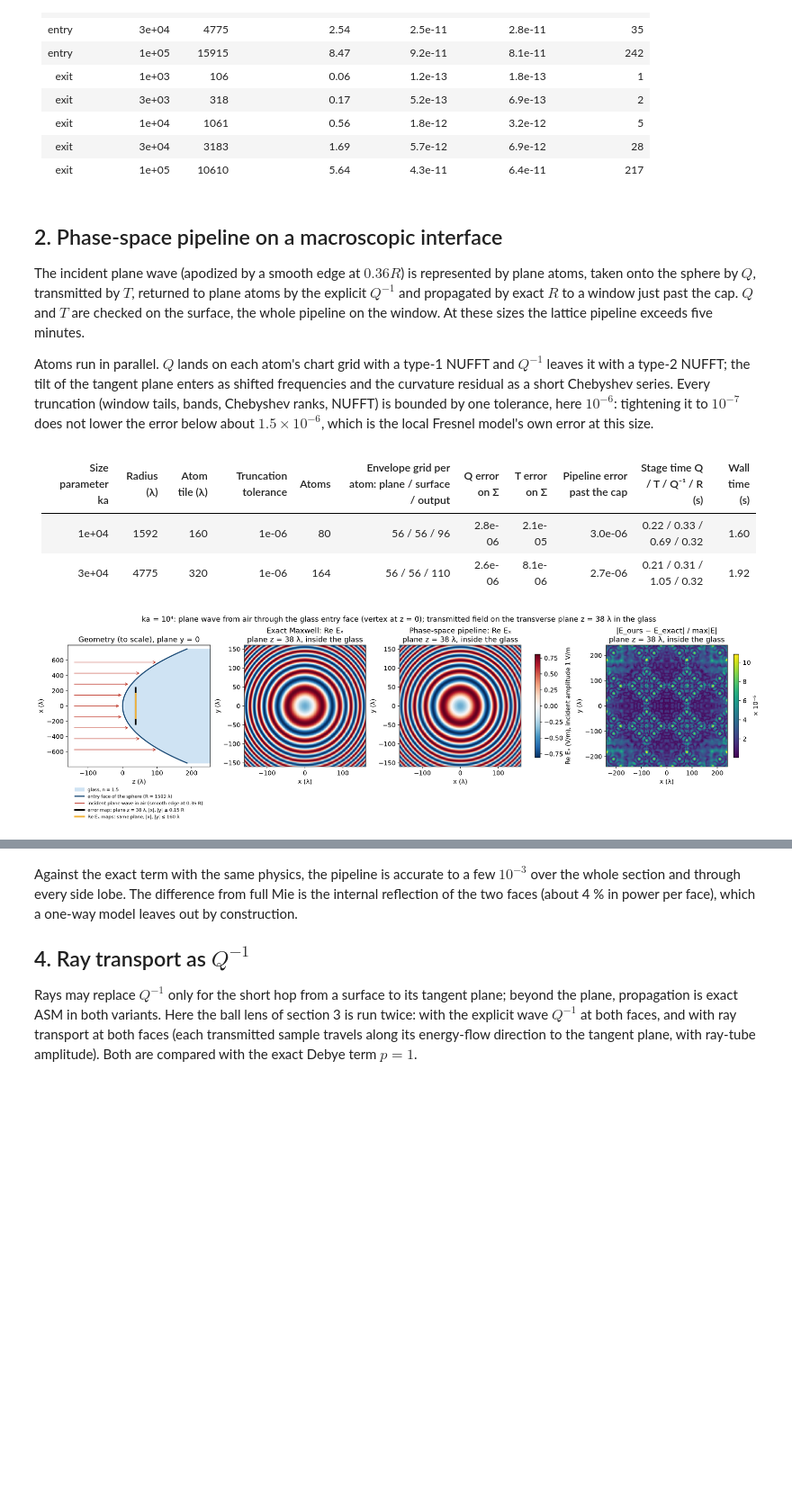
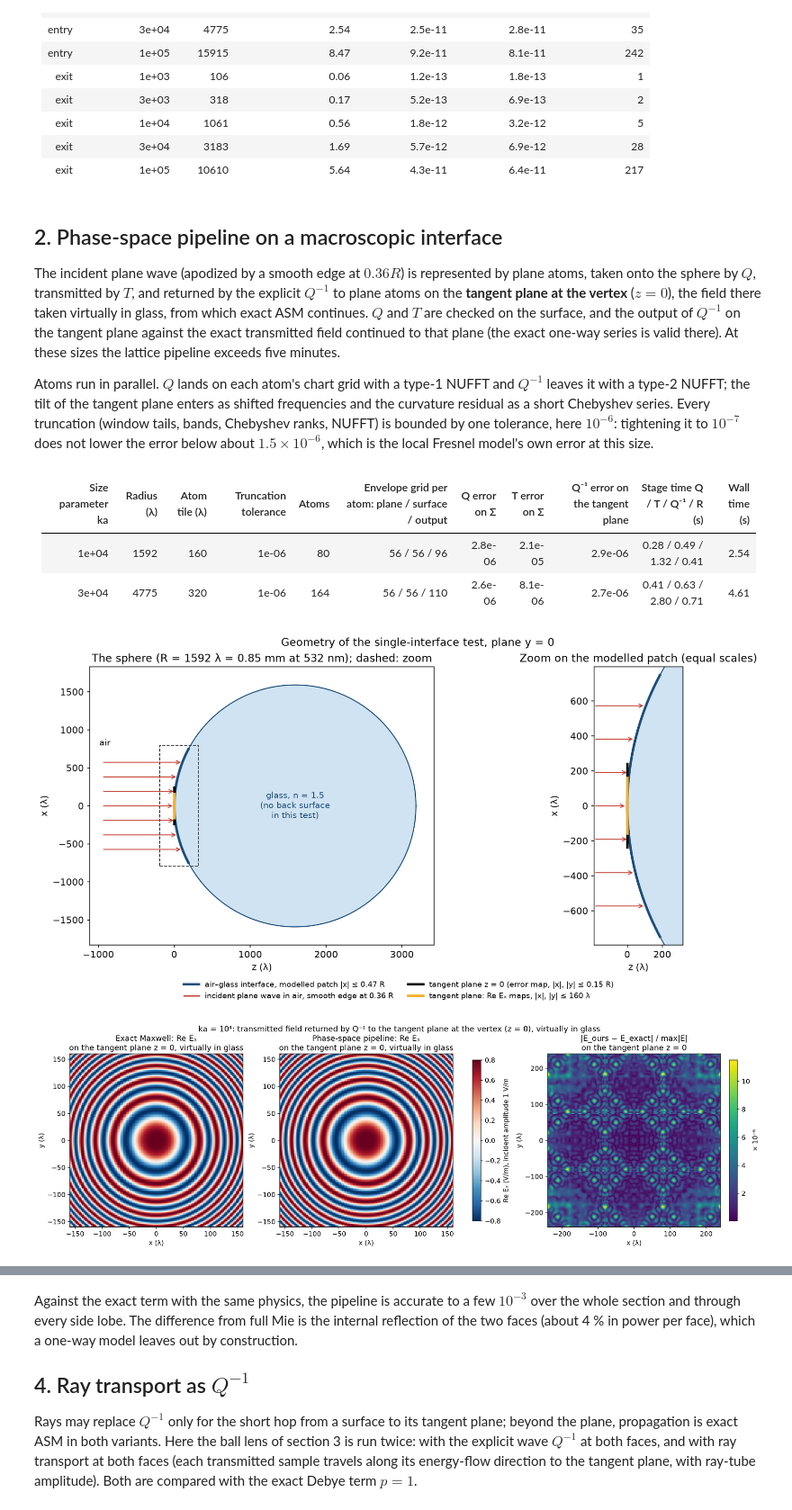
Before and after one commit to blancusjh/vecdiff, a Jupyter notebook: general/notebooks/07_macroscopic_interface_operators.ipynb, the cells around one changed output, grey strips where cells are left out. Shown at 90% size. Drawn from its saved outputs; the diff is of its cells as text; code cells hidden in the pictures; blank space fills up the shorter version.

```diff
--- a/general/notebooks/07_macroscopic_interface_operators.ipynb
+++ b/general/notebooks/07_macroscopic_interface_operators.ipynb
@@ -65,62 +65,76 @@ table(("Face", "Size parameter ka", "Radius (λ)", "Radius at 532 nm (mm)", "Tan
 # %% [markdown]
 ## 2. Phase-space pipeline on a macroscopic interface
 
-The incident plane wave (apodized by a smooth edge at $0.36R$) is represented by plane atoms, taken onto the sphere by $Q$, transmitted by $T$, returned to plane atoms by the explicit $Q^{-1}$ and propagated by exact $R$ to a window just past the cap. $Q$ and $T$ are checked on the surface, the whole pipeline on the window. At these sizes the lattice pipeline exceeds five minutes.
+The incident plane wave (apodized by a smooth edge at $0.36R$) is represented by plane atoms, taken onto the sphere by $Q$, transmitted by $T$, and returned by the explicit $Q^{-1}$ to plane atoms on the **tangent plane at the vertex** ($z=0$), the field there taken virtually in glass, from which exact ASM continues. $Q$ and $T$ are checked on the surface, and the output of $Q^{-1}$ on the tangent plane against the exact transmitted field continued to that plane (the exact one-way series is valid there). At these sizes the lattice pipeline exceeds five minutes.
 
 Atoms run in parallel. $Q$ lands on each atom's chart grid with a type-1 NUFFT and $Q^{-1}$ leaves it with a type-2 NUFFT; the tilt of the tangent plane enters as shifted frequencies and the curvature residual as a short Chebyshev series. Every truncation (window tails, bands, Chebyshev ranks, NUFFT) is bounded by one tolerance, here $10^{-6}$: tightening it to $10^{-7}$ does not lower the error below about $1.5\times10^{-6}$, which is the local Fresnel model's own error at this size.
 # %%
 SETTINGS = {1e4: dict(tile=160.0, sharpness=8.0, tolerance=1e-6, dense=201), 3e4: dict(tile=320.0, sharpness=8.0, tolerance=1e-6)}
 cases = {ka: io.phase_space_sphere(ka, **settings) for ka, settings in SETTINGS.items()}
 rows = []
 for ka, d in cases.items():
     stages = {k[8:]: float(v) for k, v in d.items() if k.startswith("seconds")}
     rows.append((f"{ka:.0e}", f"{float(d['radius']):.0f}", f"{SETTINGS[ka]['tile']:.0f}", f"{SETTINGS[ka]['tolerance']:.0e}", int(d["atoms"]),
                  " / ".join(str(int(g)) for g in d["grids"]), f"{float(d['error_Q']):.1e}", f"{float(d['error_T']):.1e}",
                  f"{float(d['error_window']):.1e}", f"{stages['Q']:.2f} / {stages['T']:.2f} / {stages['Q^-1']:.2f} / {stages['R + evaluation']:.2f}",
                  f"{sum(stages.values()):.2f}"))
 table(("Size parameter ka", "Radius (λ)", "Atom tile (λ)", "Truncation tolerance", "Atoms", "Envelope grid per atom: plane / surface / output",
-       "Q error on Σ", "T error on Σ", "Pipeline error past the cap", "Stage time Q / T / Q⁻¹ / R (s)", "Wall time (s)"), rows)
+       "Q error on Σ", "T error on Σ", "Q⁻¹ error on the tangent plane", "Stage time Q / T / Q⁻¹ / R (s)", "Wall time (s)"), rows)
 
 d = cases[1e4]
 R = float(d["radius"])
 X, Y = d["dense_x"], d["dense_y"]
 exact, ours = d["dense_exact"], d["dense_ours"]
-window_z = float(io.ground_truth(1e4, "entry")["window_points"][0, 0, 2])
-fig = plt.figure(figsize=(18, 5.2), layout="constrained")
-axes = fig.subplots(1, 4, gridspec_kw=dict(width_ratios=(1.15, 1, 1, 1)))
-# Geometry, meridional plane y = 0, to scale (x vertical, z horizontal).
-ax = axes[0]
+window_z = 0.0  # the tangent plane at the vertex, where Q⁻¹ delivers the field
+# Geometry, plane y = 0, equal scales on both axes.
+fig, (whole, zoom) = plt.subplots(1, 2, figsize=(13, 6.2), layout="constrained", gridspec_kw=dict(width_ratios=(1.25, 1)))
+t = np.linspace(0, 2 * np.pi, 600)
 x = np.linspace(-0.47 * R, 0.47 * R, 400)
 sag = R - np.sqrt(R**2 - x**2)
-ax.fill_betweenx(x, sag, 0.16 * R, color="#cfe3f3", label="glass, n = 1.5")
-ax.plot(sag, x, color="#1f4e79", lw=2, label="entry face of the sphere (R = 1592 λ)")
 edge = 0.36 * R
-for xi in np.linspace(-edge, edge, 9):
-    ax.annotate("", xy=(R - np.sqrt(R**2 - xi**2) - 0.004 * R, xi), xytext=(-0.09 * R, xi),
-                arrowprops=dict(arrowstyle="->", color="#c0392b", lw=1))
-ax.plot([], [], color="#c0392b", lw=1.5, label="incident plane wave in air (smooth edge at 0.36 R)")
-ax.plot([window_z] * 2, [-0.15 * R, 0.15 * R], color="black", lw=3, label=f"error map: plane z = {window_z:.0f} λ, |x|, |y| ≤ 0.15 R")
-ax.plot([window_z] * 2, [-160, 160], color="#f2b134", lw=3, label=f"Re Eₓ maps: same plane, |x|, |y| ≤ 160 λ")
-ax.set(xlim=(-0.1 * R, 0.16 * R), ylim=(-0.5 * R, 0.5 * R), xlabel="z (λ)", ylabel="x (λ)", title="Geometry (to scale), plane y = 0")
-ax.legend(loc="upper center", bbox_to_anchor=(0.5, -0.14), fontsize=8, ncol=1, frameon=False)
+for ax in (whole, zoom):
+    ax.fill(R + R * np.cos(t), R * np.sin(t), color="#cfe3f3")
+    ax.plot(R + R * np.cos(t), R * np.sin(t), color="#1f4e79", lw=1.2)
+    ax.plot(sag, x, color="#1f4e79", lw=3)
+    ax.plot([window_z] * 2, [-0.15 * R, 0.15 * R], color="black", lw=3)
+    ax.plot([window_z] * 2, [-160, 160], color="#f2b134", lw=3)
+for xi in np.linspace(-edge, edge, 7):
+    whole.annotate("", xy=(R - np.sqrt(R**2 - xi**2), xi), xytext=(-0.6 * R, xi), arrowprops=dict(arrowstyle="->", color="#c0392b", lw=1))
+    zoom.annotate("", xy=(R - np.sqrt(R**2 - xi**2) - 0.003 * R, xi), xytext=(-0.12 * R, xi), arrowprops=dict(arrowstyle="->", color="#c0392b", lw=1))
+whole.add_patch(plt.Rectangle((-0.12 * R, -0.5 * R), 0.32 * R, R, fill=False, ls="--", lw=1, color="0.3"))
+whole.set(aspect="equal", xlim=(-0.7 * R, 2.15 * R), ylim=(-1.15 * R, 1.15 * R), xlabel="z (λ)", ylabel="x (λ)",
+          title=f"The sphere (R = {R:.0f} λ = {R * 0.532e-3:.2f} mm at 532 nm); dashed: zoom")
+whole.text(1.0 * R, 0, "glass, n = 1.5\n(no back surface\nin this test)", ha="center", va="center", fontsize=10, color="#1f4e79")
+whole.text(-0.62 * R, 0.5 * R, "air", fontsize=10)
+zoom.set(aspect="equal", xlim=(-0.12 * R, 0.2 * R), ylim=(-0.5 * R, 0.5 * R), xlabel="z (λ)", ylabel="x (λ)", title="Zoom on the modelled patch (equal scales)")
+handles = [plt.Line2D([], [], color="#1f4e79", lw=3, label="air–glass interface, modelled patch |x| ≤ 0.47 R"),
+           plt.Line2D([], [], color="#c0392b", lw=1.5, label="incident plane wave in air, smooth edge at 0.36 R"),
+           plt.Line2D([], [], color="black", lw=3, label="tangent plane z = 0 (error map, |x|, |y| ≤ 0.15 R)"),
+           plt.Line2D([], [], color="#f2b134", lw=3, label="tangent plane: Re Eₓ maps, |x|, |y| ≤ 160 λ")]
+fig.legend(handles=handles, loc="outside lower center", ncol=2, frameon=False, fontsize=9)
+fig.suptitle("Geometry of the single-interface test, plane y = 0")
+plt.show()
+
+fig, axes = plt.subplots(1, 3, figsize=(17, 5.2), layout="constrained")
 # Re E_x: the rings are the wavefront curvature the sphere imposes.
 scale = np.abs(exact[..., 0]).max()
-for ax, values, title in ((axes[1], exact, f"Exact Maxwell: Re Eₓ\nplane z = {window_z:.0f} λ, inside the glass"),
-                          (axes[2], ours, f"Phase-space pipeline: Re Eₓ\nplane z = {window_z:.0f} λ, inside the glass")):
+for ax, values, title in ((axes[0], exact, "Exact Maxwell: Re Eₓ\non the tangent plane z = 0, virtually in glass"),
+                          (axes[1], ours, "Phase-space pipeline: Re Eₓ\non the tangent plane z = 0, virtually in glass")):
     im = ax.pcolormesh(X, Y, values[..., 0].real, cmap="RdBu_r", vmin=-scale, vmax=scale, shading="nearest")
     # ±160 λ keeps at least eight samples per ring period (the rings tighten outward).
     ax.set(aspect="equal", title=title, xlabel="x (λ)", ylabel="y (λ)", xlim=(-160, 160), ylim=(-160, 160))
-fig.colorbar(im, ax=axes[1:3], label="Re Eₓ (V/m), incident amplitude 1 V/m", shrink=0.85)
+fig.colorbar(im, ax=axes[0:2], label="Re Eₓ (V/m), incident amplitude 1 V/m", shrink=0.85)
 difference = np.linalg.norm(ours - exact, axis=-1) / scale
-im = axes[3].pcolormesh(X, Y, difference * 1e6, cmap="viridis", shading="nearest")
-axes[3].set(aspect="equal", title=f"|E_ours − E_exact| / max|E|\nplane z = {window_z:.0f} λ, inside the glass", xlabel="x (λ)", ylabel="y (λ)")
-fig.colorbar(im, ax=axes[3], label="× 10⁻⁶", shrink=0.85)
-fig.suptitle(f"ka = 10⁴: plane wave from air through the glass entry face (vertex at z = 0); transmitted field on the transverse plane z = {window_z:.0f} λ in the glass")
+im = axes[2].pcolormesh(X, Y, difference * 1e6, cmap="viridis", shading="nearest")
+axes[2].set(aspect="equal", title="|E_ours − E_exact| / max|E|\non the tangent plane z = 0", xlabel="x (λ)", ylabel="y (λ)")
+fig.colorbar(im, ax=axes[2], label="× 10⁻⁶", shrink=0.85)
+fig.suptitle("ka = 10⁴: transmitted field returned by Q⁻¹ to the tangent plane at the vertex (z = 0), virtually in glass")
 plt.show()
 # %% [output]
-| Size parameter ka | Radius (λ) | Atom tile (λ) | Truncation tolerance | Atoms | Envelope grid per atom: plane / surface / output | Q error on Σ | T error on Σ | Pipeline error past the cap | Stage time Q / T / Q⁻¹ / R (s) | Wall time (s) |
+| Size parameter ka | Radius (λ) | Atom tile (λ) | Truncation tolerance | Atoms | Envelope grid per atom: plane / surface / output | Q error on Σ | T error on Σ | Q⁻¹ error on the tangent plane | Stage time Q / T / Q⁻¹ / R (s) | Wall time (s) |
 |---|---|---|---|---|---|---|---|---|---|---|
-| 1e+04 | 1592 | 160 | 1e-06 | 80 | 56 / 56 / 96 | 2.8e-06 | 2.1e-05 | 3.0e-06 | 0.22 / 0.33 / 0.69 / 0.32 | 1.60 |
-| 3e+04 | 4775 | 320 | 1e-06 | 164 | 56 / 56 / 110 | 2.6e-06 | 8.1e-06 | 2.7e-06 | 0.21 / 0.31 / 1.05 / 0.32 | 1.92 |
+| 1e+04 | 1592 | 160 | 1e-06 | 80 | 56 / 56 / 96 | 2.8e-06 | 2.1e-05 | 2.9e-06 | 0.28 / 0.49 / 1.32 / 0.41 | 2.54 |
+| 3e+04 | 4775 | 320 | 1e-06 | 164 | 56 / 56 / 110 | 2.6e-06 | 8.1e-06 | 2.7e-06 | 0.41 / 0.63 / 2.80 / 0.71 | 4.61 |
-[figure, old version]
+[figure, new version]
+[figure, added]
 # %% [markdown]
```
Also changed, not shown: parts of 3 cells of this notebook, 1 other file.
